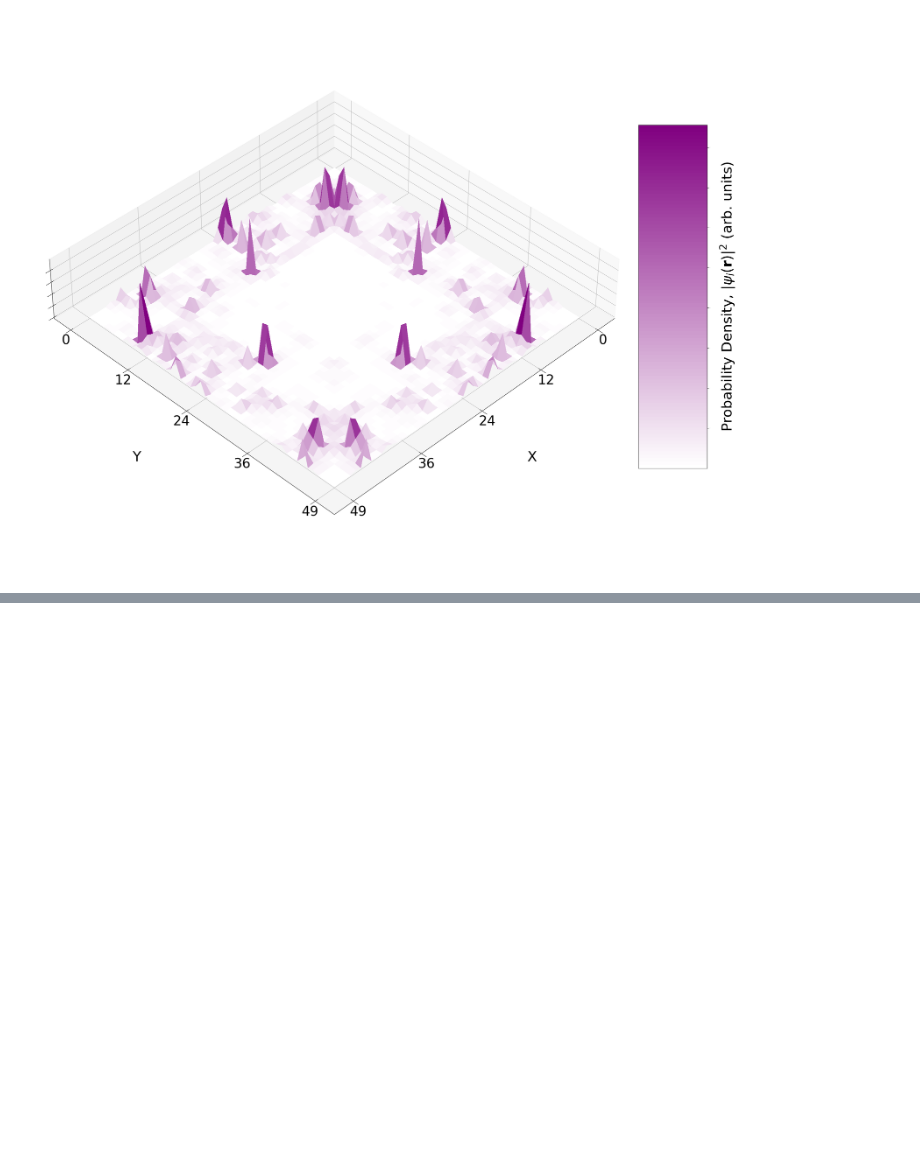
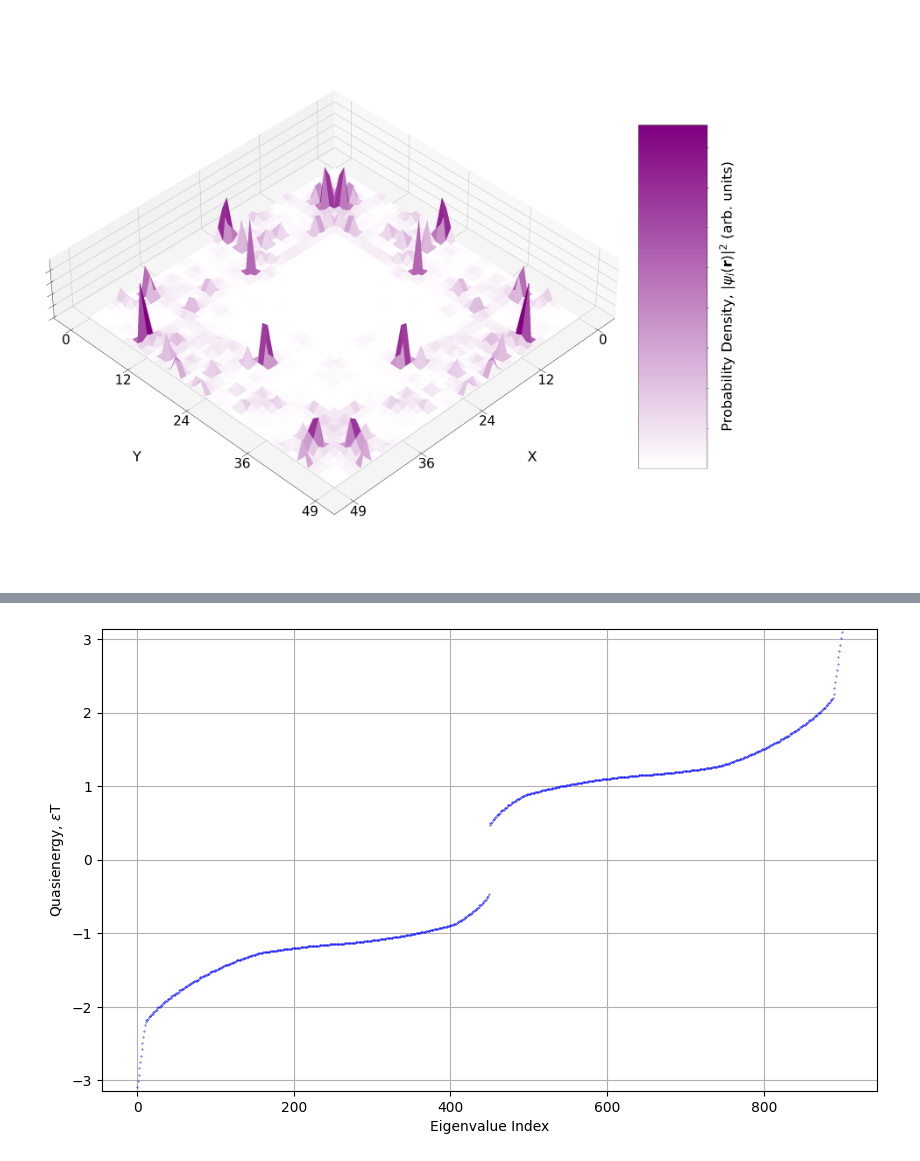
Before and after one commit to NGC2237-Clark/Topo_Loco_QCs, a Jupyter notebook: Floquet/Anderson_localisation.ipynb, the cells around one changed output, grey strips where cells are left out. Cells and saved outputs as stored; diff of their text form; code cells hidden in the pictures; blank space fills up the shorter version.

```diff
--- a/Floquet/Anderson_localisation.ipynb
+++ b/Floquet/Anderson_localisation.ipynb
@@ -20,3 +22,5 @@ model50 = afai_parallel.tb_floquet_tbc_cuda(period, 1, hopping3, ny=50, nx=50, d
+# %%
+model30_2 = afai_parallel.tb_floquet_tbc_cuda(period, 1, hopping2, ny=30, nx=30, device='cuda:0')
 # %%
 _, _, wavefunction = model50.quasienergies_states_bulk(steps_per_segment=120, vdT=0, theta_x=0, theta_y=0)
 # %%
@@ -71,0 +100,4 @@ model50.eigenstate_prob_density(wavefunction_qc2[:,1602], figsize=(30,30), scale
+# %%
+spectra2 = model30_2.quasienergies_states_open(steps_per_segment=100, vdT=0, plot=True)
+# %% [output]
+[figure, added]
```
Also changed, not shown: parts of 12 cells of this notebook, 4 other files.
